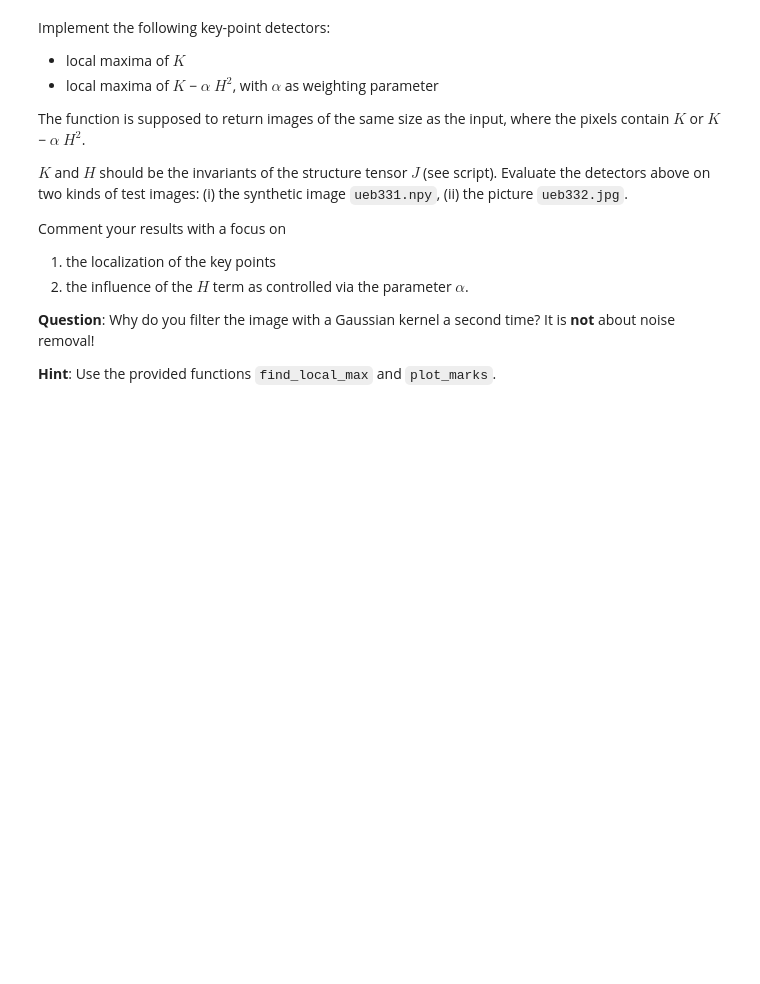
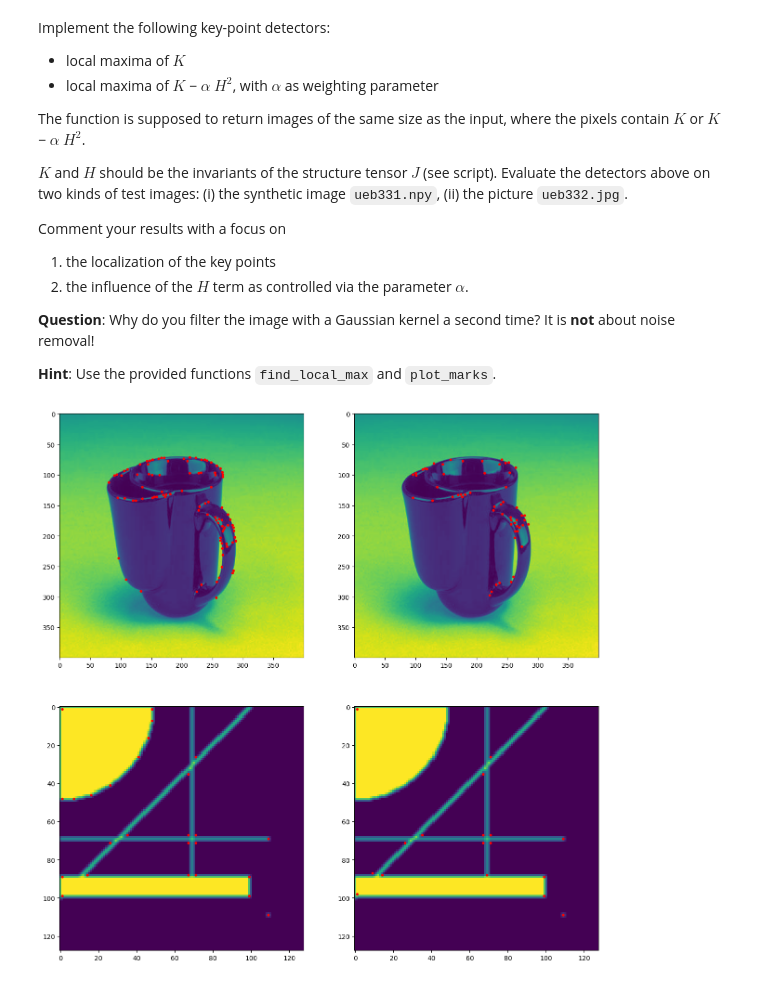
Before and after one commit to URsensai/.config, a Jupyter notebook: exercise_3.ipynb, the cells around one changed output. Cells and saved outputs as stored; diff of their text form; code cells hidden in the pictures; blank space fills up the shorter version.

```diff
--- a/exercise_3.ipynb
+++ b/exercise_3.ipynb
@@ -132,36 +169,53 @@ def plot_marks(map, ax=None):
     ax.plot(row, col, 'r.')
 # %%
 def key_points_structure(image, alpha, sigma=.1):
-    pass
     # image parameters
 
     # 0. filter with Gaussian kernel with sigma
-
+    image = cv2.GaussianBlur(image, (3, 3), sigma)
     # 1. partial derivatives
-
+    dx, dy = gradient(image)
     # 2. product images
-
+    j00 = dx**2
+    j11 = dy**2
+    j10 = dx*dy
     # 3. filter with gaussian kernel with sigma = 1
-
+    j00 = cv2.GaussianBlur(j00, (3, 3), 1)
+    j11 = cv2.GaussianBlur(j11, (3, 3), 1)
+    j10 = cv2.GaussianBlur(j10, (3, 3), 1)
     # 4. compute invarians for J
-
-    # return K, K_minus_H
+    K = (j00 * j11) - (j10 ** 2)
+    H = (j00 + j11)
+    K_minus_H = K - (alpha * H**2)
+    return K, K_minus_H
 # %%
 # define alpha, sigma, and k
-
+alpha = 0.04
+sigma = 1e-6
+k = 5
 # load images
-
+img0 = np.load('/content/cs4250/data/exercise_3/ueb331.npy')
+img1 = load_image_gray_normalized('/content/cs4250/data/exercise_3/ueb332.jpg')
 # extract keypoints
-
+K0, K0_minus_H = key_points_structure(img0, alpha=alpha, sigma=sigma)
+K1, K1_minus_H = key_points_structure(img1, alpha=alpha, sigma=sigma)
 # show found keypoints (K, K_minus_H) for both images
 # example
-"""
 _, ax = plt.subplots(2, 2, figsize=(15, 15))
-local_max = find_local_max(keypoints_K)
-ax[0][0].imshow(image)
+local_max = find_local_max(K1, sigma, k)
+ax[0][0].imshow(img1)
 plot_marks(local_max, ax[0][0])
 
-local_max = find_local_max(keypoints_K_minus_H)
-ax[0][1].imshow(image)
+local_max = find_local_max(K1_minus_H, sigma, k)
+ax[0][1].imshow(img1)
 plot_marks(local_max, ax[0][1])
-"""
+
+local_max = find_local_max(K0, sigma, k)
+ax[1][0].imshow(img0)
+plot_marks(local_max, ax[1][0])
+
+local_max = find_local_max(K0_minus_H, sigma, k)
+ax[1][1].imshow(img0)
+plot_marks(local_max, ax[1][1])
+# %% [output]
+[figure, added]
```
Also changed, not shown: parts of 5 cells of this notebook.
